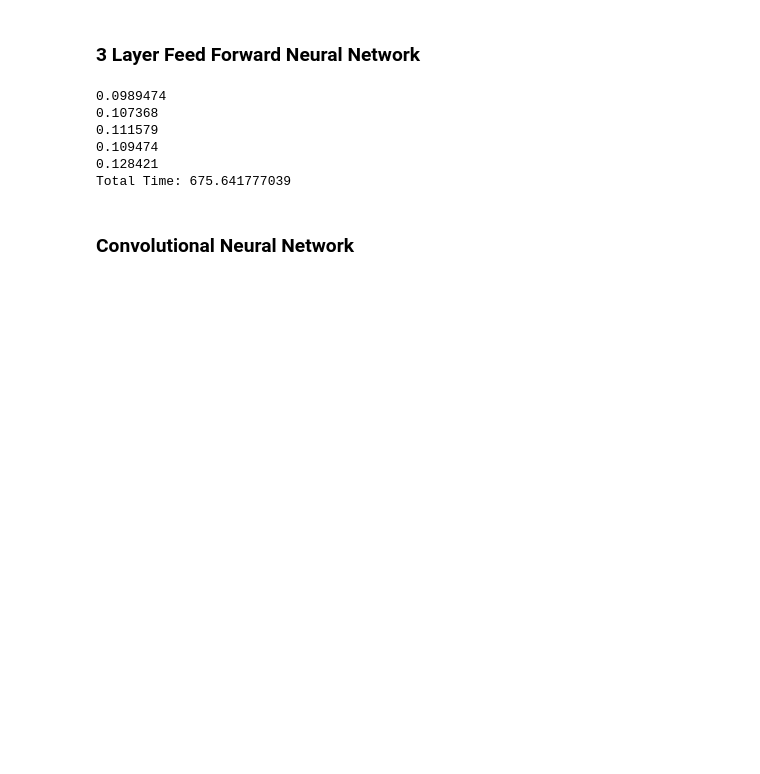
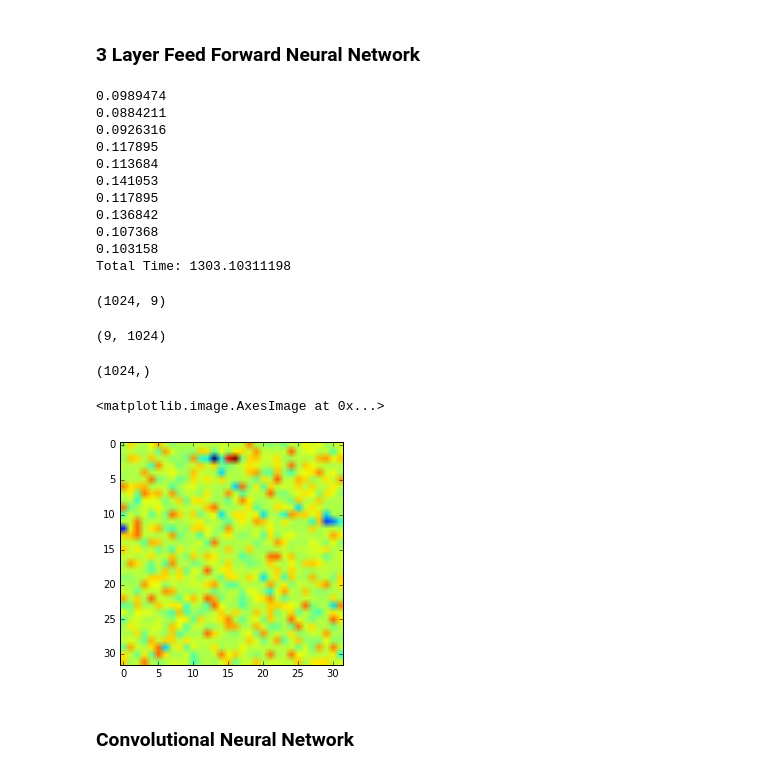
Before and after one commit to fjcamillo/Cucumber9-ConvNet, a Jupyter notebook: project_files/ConvNet on Cucumber9 Dataset.ipynb, the cells around one changed output. Saved outputs shown, nothing was run; the diff lists cells and outputs as text; code cells hidden in the pictures; blank space fills up the shorter version.

Commit message:
added visualization of the weights

```diff
--- a/project_files/ConvNet on Cucumber9 Dataset.ipynb
+++ b/project_files/ConvNet on Cucumber9 Dataset.ipynb
@@ -274,7 +274,7 @@ sess = tf.InteractiveSession()
 # %%
 tf.global_variables_initializer().run()
 # %%
-epoch = 500
+epoch = 1000
 start = time.time()
 for i in range(epoch):
     if i%100==0:
@@ -286,11 +286,37 @@ end = time.time() - start
 print("Total Time: {}".format(end))
 # %% [output]
 0.0989474
+0.0884211
+0.0926316
+0.117895
+0.113684
+0.141053
+0.117895
+0.136842
 0.107368
-0.111579
-0.109474
-0.128421
-Total Time: 675.641777039
+0.103158
+Total Time: 1303.10311198
+# %%
+sample = np.array(sess.run(w3))
+# %%
+sample.shape
+# %% [output]
+(1024, 9)
+# %%
+da = sample.reshape(9, 1024)
+# %%
+da.shape
+# %% [output]
+(9, 1024)
+# %%
+da[0].shape
+# %% [output]
+(1024,)
+# %%
+plt.imshow(da[6].reshape(32,32))
+# %% [output]
+<matplotlib.image.AxesImage at 0x...>
+[figure, added]
 # %% [markdown]
 ### Convolutional Neural Network
 # %%
```
